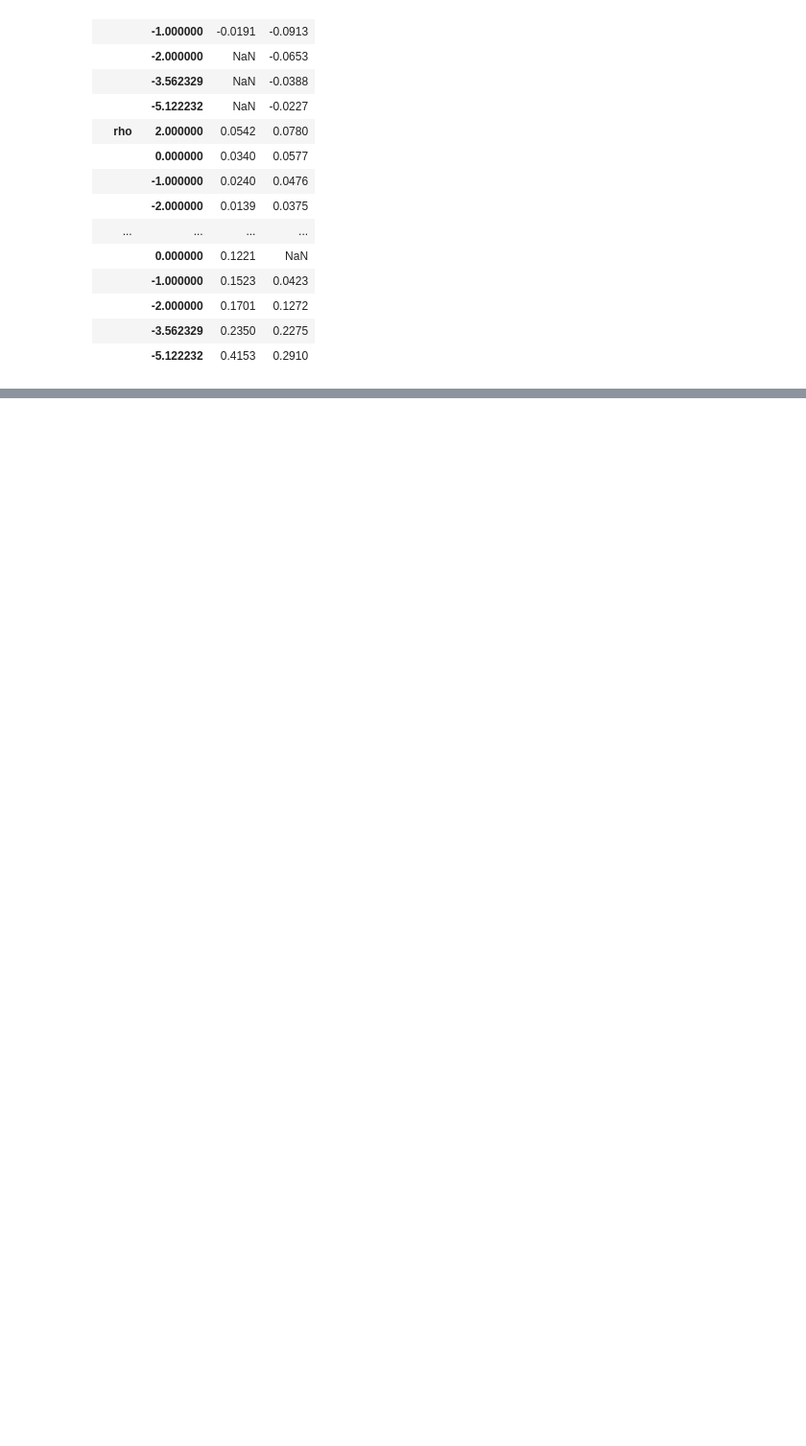
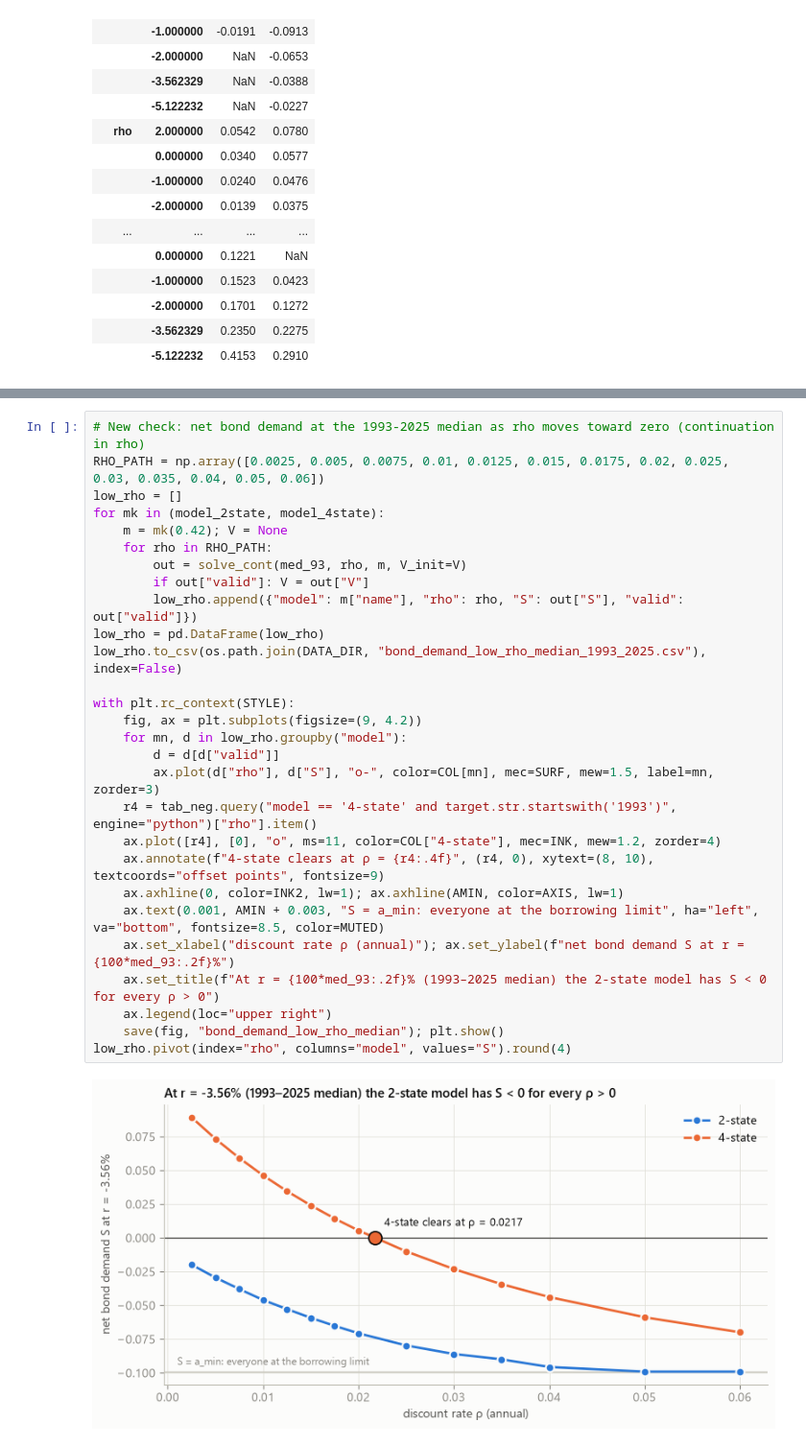
Before and after one commit to gtriberti9/Thesis_ArgFiscal, a Jupyter notebook: 8b. empirical_claims_negative_r.ipynb, the cells around one changed output, grey strips where cells are left out. Shown at 96% size. Saved outputs shown, nothing was run; the diff lists cells and outputs as text; blank space fills up the shorter version.

```diff
--- a/8b. empirical_claims_negative_r.ipynb
+++ b/8b. empirical_claims_negative_r.ipynb
@@ -818,0 +880,30 @@ with plt.rc_context(STYLE):
+# %%
+# New check: net bond demand at the 1993-2025 median as rho moves toward zero (continuation in rho)
+RHO_PATH = np.array([0.0025, 0.005, 0.0075, 0.01, 0.0125, 0.015, 0.0175, 0.02, 0.025, 0.03, 0.035, 0.04, 0.05, 0.06])
+low_rho = []
+for mk in (model_2state, model_4state):
+    m = mk(0.42); V = None
+    for rho in RHO_PATH:
+        out = solve_cont(med_93, rho, m, V_init=V)
+        if out["valid"]: V = out["V"]
+        low_rho.append({"model": m["name"], "rho": rho, "S": out["S"], "valid": out["valid"]})
+low_rho = pd.DataFrame(low_rho)
+low_rho.to_csv(os.path.join(DATA_DIR, "bond_demand_low_rho_median_1993_2025.csv"), index=False)
+
+with plt.rc_context(STYLE):
+    fig, ax = plt.subplots(figsize=(9, 4.2))
+    for mn, d in low_rho.groupby("model"):
+        d = d[d["valid"]]
+        ax.plot(d["rho"], d["S"], "o-", color=COL[mn], mec=SURF, mew=1.5, label=mn, zorder=3)
+    r4 = tab_neg.query("model == '4-state' and target.str.startswith('1993')", engine="python")["rho"].item()
+    ax.plot([r4], [0], "o", ms=11, color=COL["4-state"], mec=INK, mew=1.2, zorder=4)
+    ax.annotate(f"4-state clears at ρ = {r4:.4f}", (r4, 0), xytext=(8, 10), textcoords="offset points", fontsize=9)
+    ax.axhline(0, color=INK2, lw=1); ax.axhline(AMIN, color=AXIS, lw=1)
+    ax.text(0.001, AMIN + 0.003, "S = a_min: everyone at the borrowing limit", ha="left", va="bottom", fontsize=8.5, color=MUTED)
+    ax.set_xlabel("discount rate ρ (annual)"); ax.set_ylabel(f"net bond demand S at r = {100*med_93:.2f}%")
+    ax.set_title(f"At r = {100*med_93:.2f}% (1993–2025 median) the 2-state model has S < 0 for every ρ > 0")
+    ax.legend(loc="upper right")
+    save(fig, "bond_demand_low_rho_median"); plt.show()
+low_rho.pivot(index="rho", columns="model", values="S").round(4)
+# %% [output]
+[figure, added]
```
Also changed, not shown: parts of 12 cells of this notebook, 31 other files.
